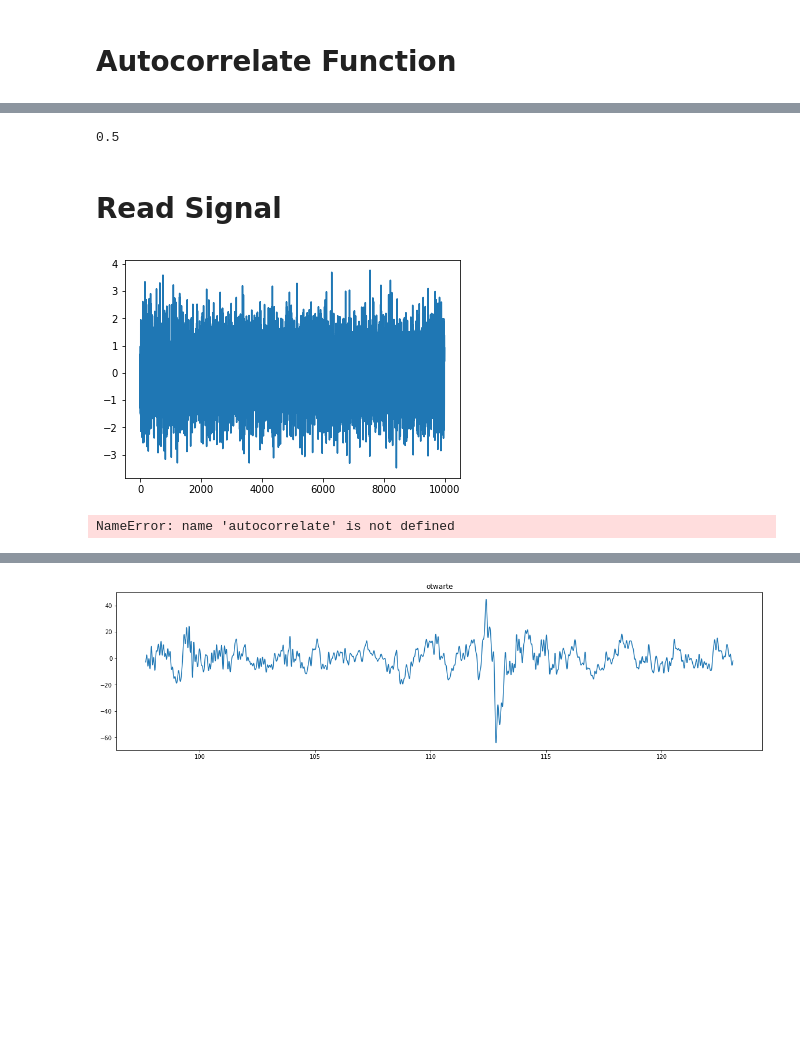
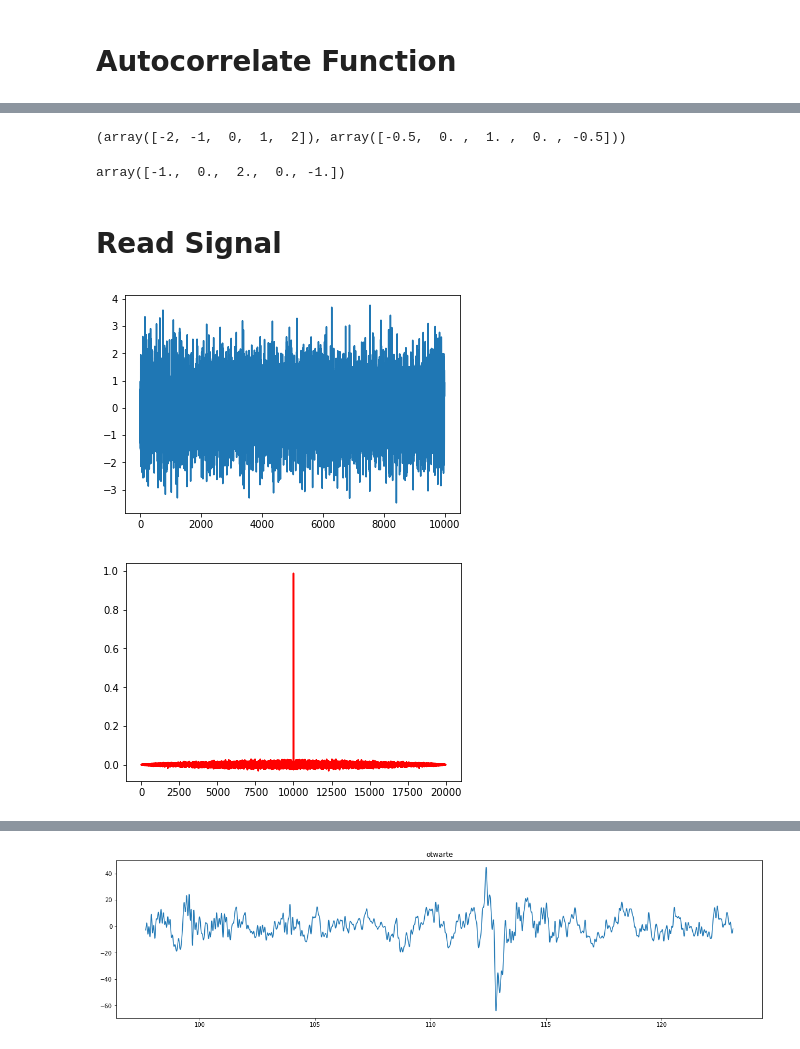
Before and after one commit to PPierzc/PracowniaEEG, a Jupyter notebook: autocorrelate/Cw1.ipynb, the cells around one changed output, grey strips where cells are left out. Drawn from its saved outputs; the diff is of its cells as text; code cells hidden in the pictures; blank space fills up the shorter version.

```diff
--- a/autocorrelate/Cw1.ipynb
+++ b/autocorrelate/Cw1.ipynb
@@ -120,8 +214,53 @@ NameError: name 'autocorrelate' is not defined
 # %%
-for i in range(2, 3):
-    print(corr(np.array([1,2,3]), np.array([-1, -2, -3]), i))
+print(corr(np.array([1,2,3]), np.array([-1, -2, -3]), 2))
-# %% [output]
-0.5
+# %%
+def covar(syg_1, syg_2, tau=0):
+
+    if syg_1.shape != syg_2.shape:
+        raise ValueError("Can't compare size %d with %d"%(syg_1.shape, syg_2.shape))
+
+    syg_1 = syg_1 - np.mean(syg_1)
+    syg_2 = syg_2 - np.mean(syg_2)
+
+    N = len(syg_1)
+
+    _syg_2 = np.zeros(3*N-2, dtype = 'float')
+    _syg_2[N-1:2*N-1] = np.copy(syg_2)
+
+    _syg_1 = np.zeros(3*N-2, dtype= 'float')
+    _syg_1[N+(tau-1):2*N + (tau-1)] = np.copy(syg_1)
+
+    return np.dot(_syg_1, _syg_2) / (N-1)
+
+def auto_corr_for_tau(syg, normed=False):
+
+    tau = np.arange(-len(syg)+1, len(syg))
+    f_corr = np.zeros(len(tau))
+#     norm = covar(syg, syg)
+
+    for index, t in enumerate(tau):
+        f_corr[index] = covar(syg, syg, t)
+
+    if normed:
+        f_corr /= norm
+
+    return tau, f_corr
+
+def auto_covar(syg_1, syg_2, normed=False):
+    tau = np.arange(-len(syg_1)+1, len(syg_1))
+    f_corr = np.zeros(len(tau))
+
+    for index, t in enumerate(tau):
+        f_corr[index] = covar(syg_1, syg_2, t)
+
+    return tau, f_corr
+
+print(auto_corr_for_tau(a))
+
+np.correlate(a - np.mean(a), a - np.mean(a), 'full')
+# %% [output]
+(array([-2, -1,  0,  1,  2]), array([-0.5,  0. ,  1. ,  0. , -0.5]))
+array([-1.,  0.,  2.,  0., -1.])
 # %% [markdown]
 # Read Signal
 # %%
@@ -138,15 +277,15 @@ def read_signals(filename, channels):
 # %%
 np.random.seed(10000)
 x = np.random.normal(size=10000).astype('float')
 plt.plot(x)
 plt.show()
 
-plt.plot(auto_corr_for_tau(x, -len(x), len(x)-1, normed=False)[1], color='red')
+plt.plot(auto_corr_for_tau(x, normed=False)[1], color='red')
 # plt.plot(np.correlate(x, x, 'full'))
 plt.show()
 # %% [output]
 [figure]
-NameError: name 'autocorrelate' is not defined
+[figure, added]
 # %%
 o1 = read_signals('../../../data/cw1_otwarte', ['O1'])
 # %% [output]
```
Also changed, not shown: parts of 26 cells of this notebook, 1 other file.
